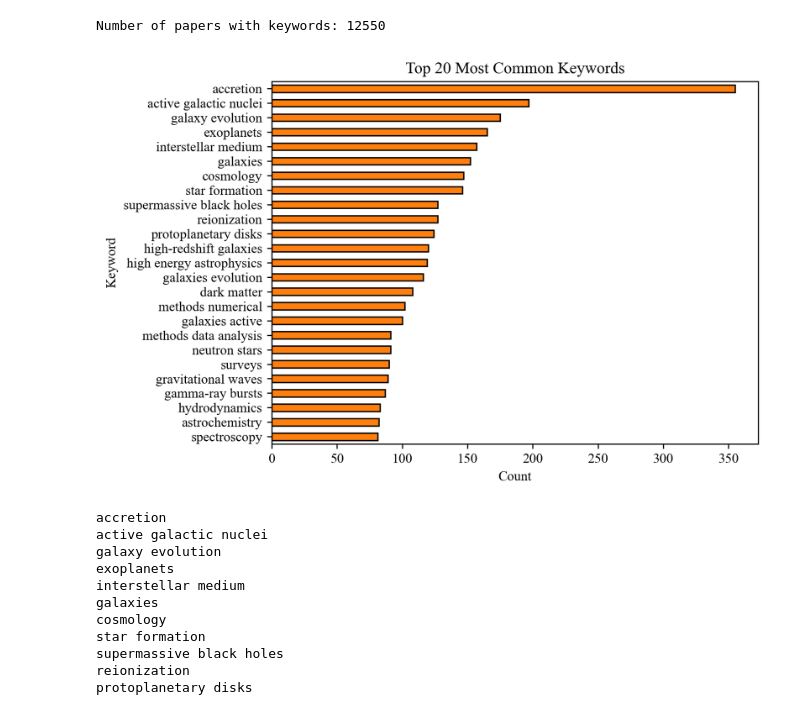
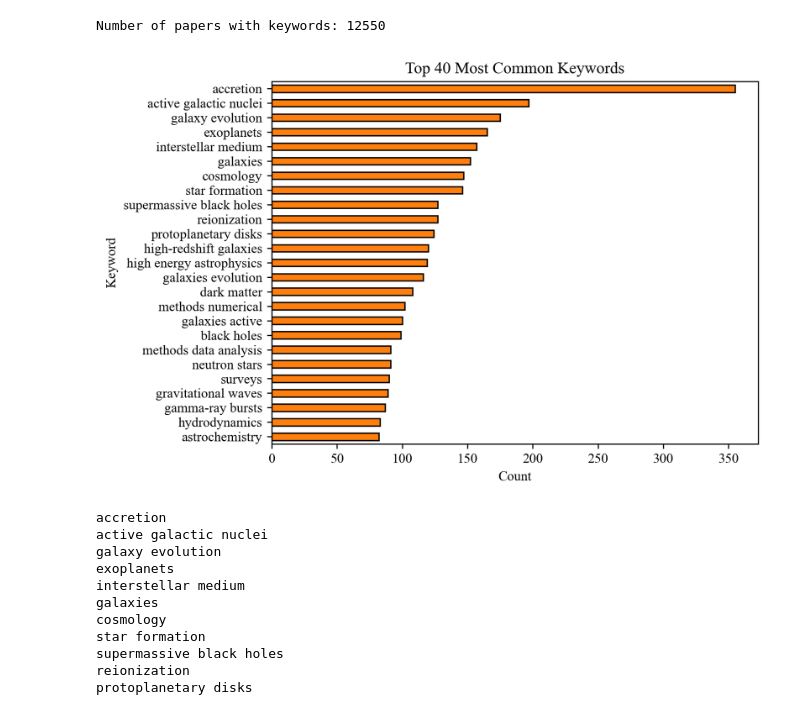
Before and after one commit to romms921/arXiver, a Jupyter notebook: keywords.ipynb, the cells around one changed output. Saved outputs shown, nothing was run; the diff lists cells and outputs as text; code cells hidden in the pictures.

Commit message:
added plots and keywords

```diff
--- a/keywords.ipynb
+++ b/keywords.ipynb
@@ -73,22 +73,29 @@ data['keywords'] = data['keywords'].replace('', np.nan)
 print(f"Number of papers with keywords: {data['keywords'].notna().sum()}")
 # %% [output]
 Number of papers with keywords: 12550
+# %%
+# Replace same term short forms
+data['keywords'] = data['keywords'].str.replace('agn', 'active galactic nuclei', regex=False)
+data['keywords'] = data['keywords'].str.replace('binaries', 'binary', regex=False)
+data['keywords'] = data['keywords'].str.replace('black hole physics', 'black holes', regex=False)
+data['keywords'] = data['keywords'].str.replace('stars binary', 'binary', regex=False)
+data['keywords'] = data['keywords'].str.replace('binaries', 'binary', regex=False)
 # %%
 # Most common keywords
 all_keywords = []
 for keywords in data['keywords'].dropna():
     all_keywords.extend([kw.strip().lower() for kw in keywords.split(',')])
 keyword_counts = Counter(all_keywords)
 common_keywords = keyword_counts.most_common(25)
 common_keywords_df = pd.DataFrame(common_keywords, columns=['Keyword', 'Count'])
 common_keywords_df.plot(kind='barh', x='Keyword', y='Count', legend=False, color='tab:orange', edgecolor='black')
-plt.title('Top 20 Most Common Keywords')
+plt.title('Top 40 Most Common Keywords')
 plt.xlabel('Count')
 plt.ylabel('Keyword')
 plt.gca().invert_yaxis()
 plt.show()
 # %% [output]
-[figure, old version]
+[figure, new version]
 # %%
 # Top 100 keywords
 top_100_keywords = dict(keyword_counts.most_common(1000))
```
Also changed, not shown: parts of 2 cells of this notebook, 6 other files.
